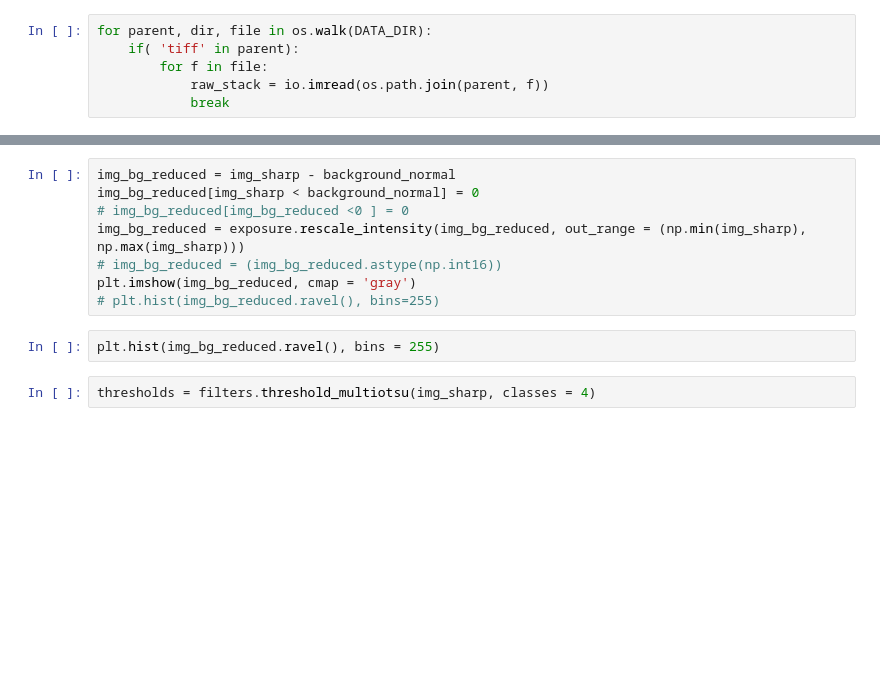
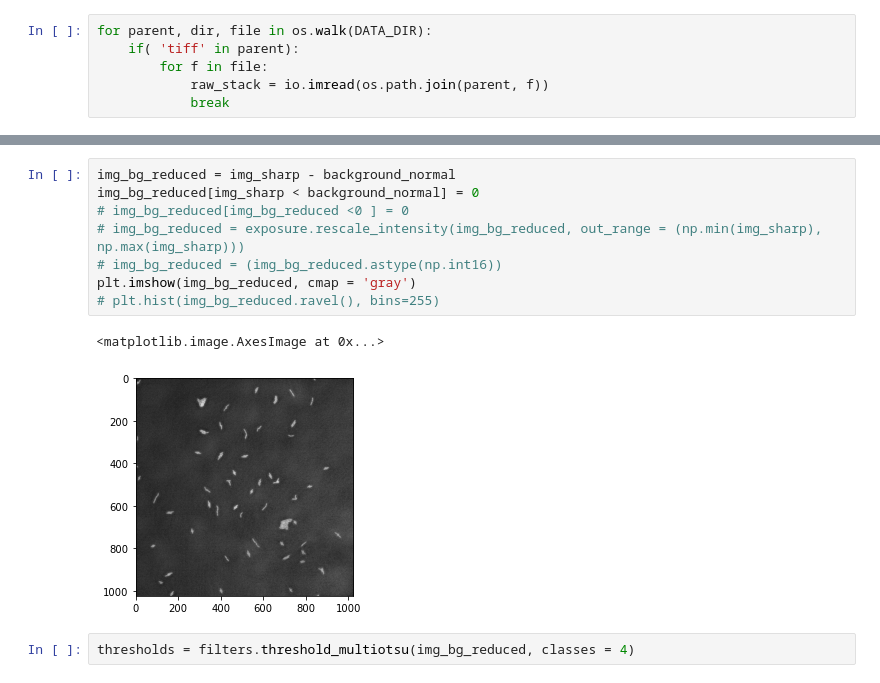
Before and after one commit to ZiyangCh3n/Pilus_Sensing, a Jupyter notebook: test.ipynb, the cells around one changed output, grey strips where cells are left out. Cells and saved outputs as stored; diff of their text form; blank space fills up the shorter version.

```diff
--- a/test.ipynb
+++ b/test.ipynb
@@ -25,15 +35,16 @@ plt.imshow(background_normal, cmap = 'gray')
 # %%
 img_bg_reduced = img_sharp - background_normal
 img_bg_reduced[img_sharp < background_normal] = 0
 # img_bg_reduced[img_bg_reduced <0 ] = 0
-img_bg_reduced = exposure.rescale_intensity(img_bg_reduced, out_range = (np.min(img_sharp), np.max(img_sharp)))
+# img_bg_reduced = exposure.rescale_intensity(img_bg_reduced, out_range = (np.min(img_sharp), np.max(img_sharp)))
 # img_bg_reduced = (img_bg_reduced.astype(np.int16))
 plt.imshow(img_bg_reduced, cmap = 'gray')
 # plt.hist(img_bg_reduced.ravel(), bins=255)
+# %% [output]
+<matplotlib.image.AxesImage at 0x...>
+[figure, added]
-# %%
-plt.hist(img_bg_reduced.ravel(), bins = 255)
 # %%
-thresholds = filters.threshold_multiotsu(img_sharp, classes = 4)
+thresholds = filters.threshold_multiotsu(img_bg_reduced, classes = 4)
 # %%
 
 # Using the threshold values, we generate the three regions.
```
Also changed, not shown: parts of 11 cells of this notebook, 2 other files.
